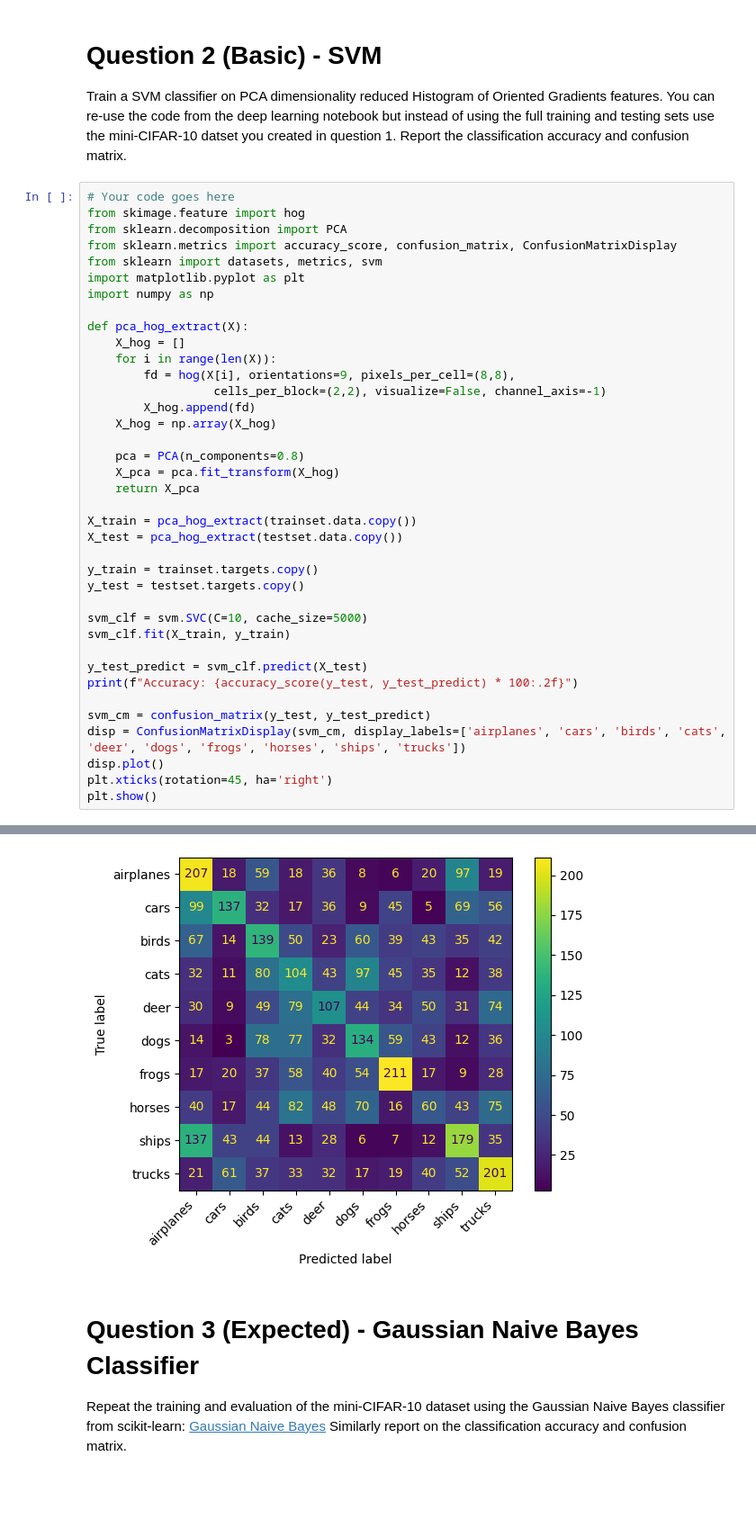
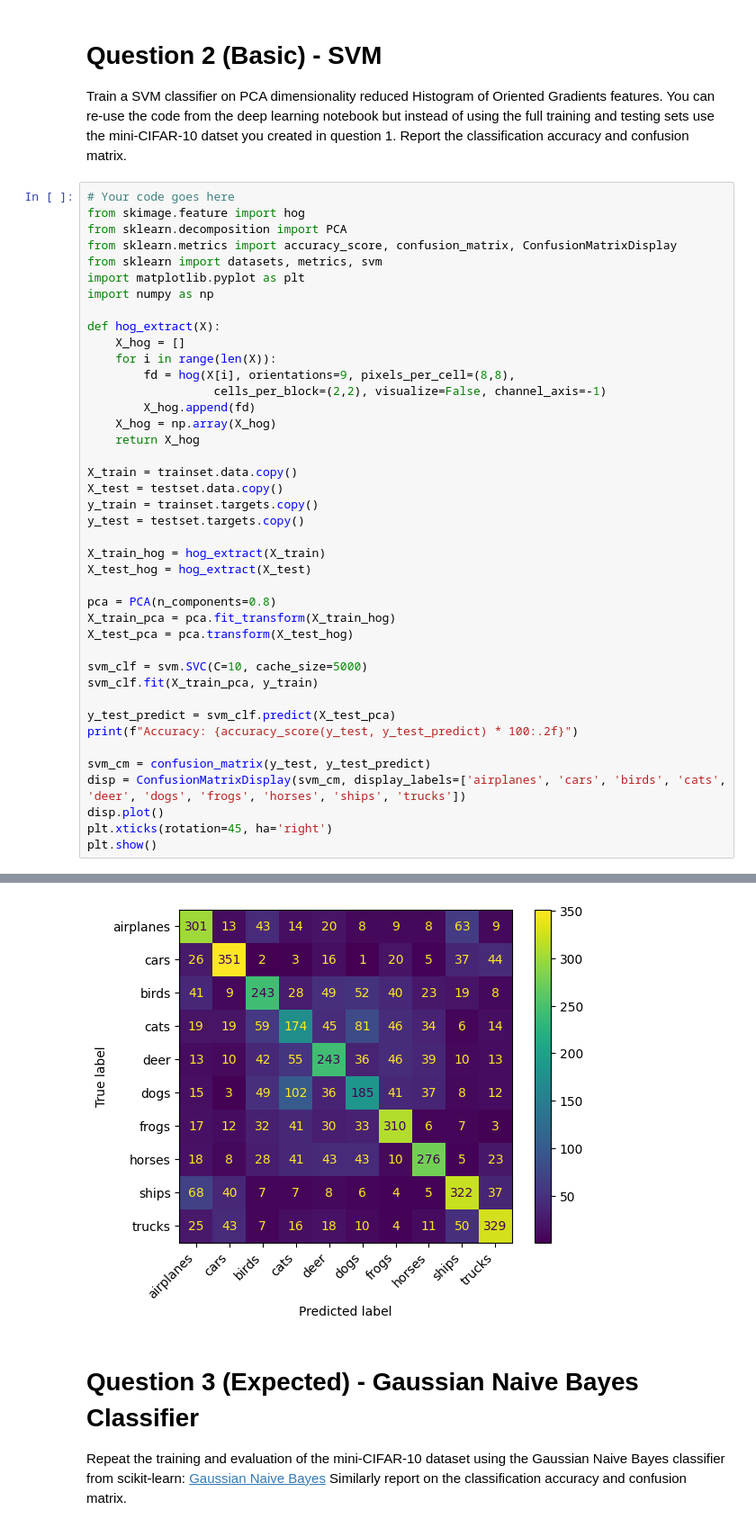
Before and after one commit to bhavanvir/CSC-421, a Jupyter notebook: Assignment 4 - Machine Learning and Deep Learning/csc421_Fall_2023_assignment4.ipynb, the cells around one changed output, grey strips where cells are left out. Shown at 90% size. Drawn from its saved outputs; the diff is of its cells as text; blank space fills up the shorter version.

```diff
--- a/Assignment 4 - Machine Learning and Deep Learning/csc421_Fall_2023_assignment4.ipynb
+++ b/Assignment 4 - Machine Learning and Deep Learning/csc421_Fall_2023_assignment4.ipynb
@@ -81,28 +111,31 @@ from sklearn import datasets, metrics, svm
 import matplotlib.pyplot as plt
 import numpy as np
 
-def pca_hog_extract(X):
+def hog_extract(X):
     X_hog = []
     for i in range(len(X)):
         fd = hog(X[i], orientations=9, pixels_per_cell=(8,8),
                   cells_per_block=(2,2), visualize=False, channel_axis=-1)
         X_hog.append(fd)
     X_hog = np.array(X_hog)
+    return X_hog
 
-    pca = PCA(n_components=0.8)
-    X_pca = pca.fit_transform(X_hog)
-    return X_pca
-
-X_train = pca_hog_extract(trainset.data.copy())
-X_test = pca_hog_extract(testset.data.copy())
-
+X_train = trainset.data.copy()
+X_test = testset.data.copy()
 y_train = trainset.targets.copy()
 y_test = testset.targets.copy()
 
+X_train_hog = hog_extract(X_train)
+X_test_hog = hog_extract(X_test)
+
+pca = PCA(n_components=0.8)
+X_train_pca = pca.fit_transform(X_train_hog)
+X_test_pca = pca.transform(X_test_hog)
+
 svm_clf = svm.SVC(C=10, cache_size=5000)
-svm_clf.fit(X_train, y_train)
+svm_clf.fit(X_train_pca, y_train)
 
-y_test_predict = svm_clf.predict(X_test)
+y_test_predict = svm_clf.predict(X_test_pca)
 print(f"Accuracy: {accuracy_score(y_test, y_test_predict) * 100:.2f}")
 
 svm_cm = confusion_matrix(y_test, y_test_predict)
@@ -115,4 +148,4 @@ Accuracy: 29.58
-[figure, old version]
+[figure, new version]
 # %% [markdown]
 # Question 3 (Expected) - Gaussian Naive Bayes Classifier
 
```
Also changed, not shown: parts of 2 cells of this notebook.
